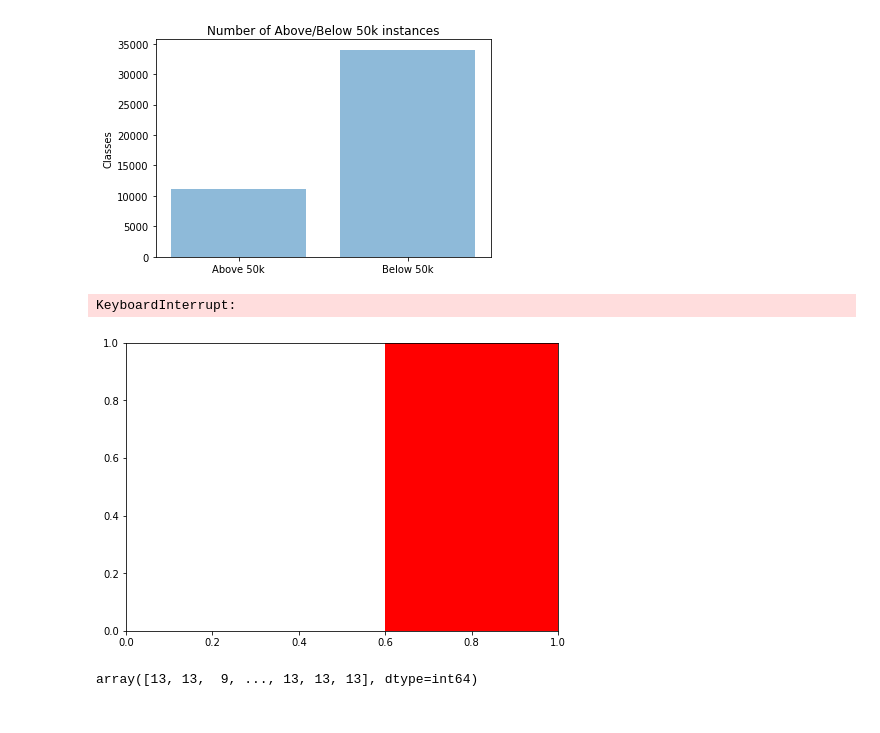
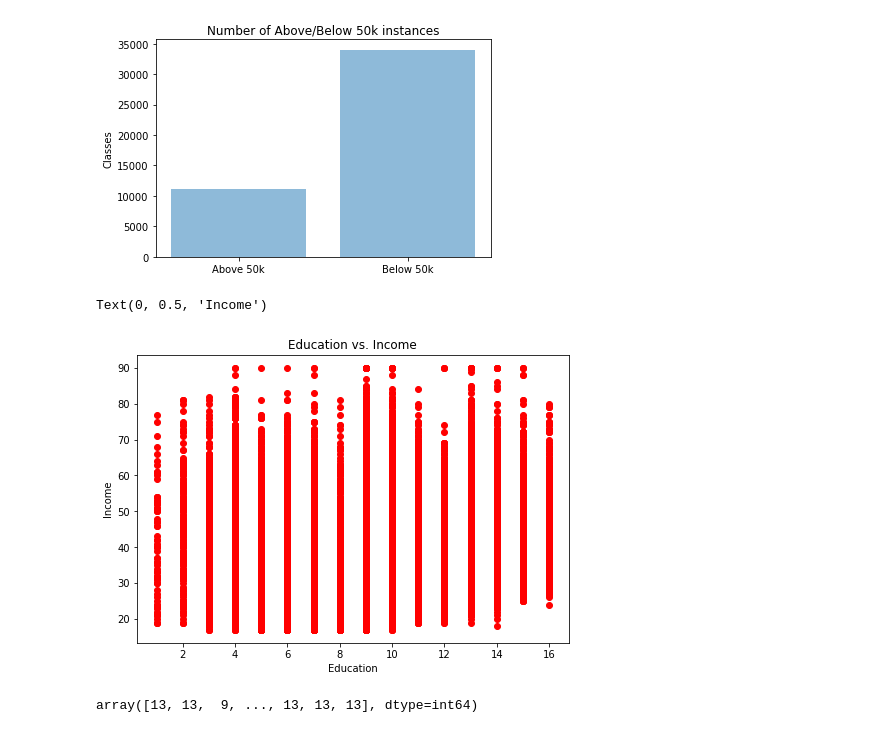
Before and after one commit to MrHarshPatel/comp-551-mini-project-1, a Jupyter notebook: data_preprocessing/adult_data.ipynb, the cells around one changed output. Saved outputs shown, nothing was run; the diff lists cells and outputs as text; code cells hidden in the pictures.

```diff
--- a/data_preprocessing/adult_data.ipynb
+++ b/data_preprocessing/adult_data.ipynb
@@ -127,19 +127,19 @@ plt.show()
 # %%
 education_num = adult_data_export[:, 2] # educationnum
 income = adult_data_export[:, 0] # income
 y_pos = np.arange(len(education_num))
 
 
 fig = plt.figure()
 ax = fig.add_axes([0,0,1,1])
-ax.bar(education_num, income, color='r')
+ax.scatter(education_num, income, color='r')
 # ax.scatter(x3, x4, color='g')
 # ax.scatter(x5, x6, color='b')
 
 ax.set_title('Education vs. Income')
 ax.set_xlabel('Education')
 ax.set_ylabel('Income')
 # %% [output]
-KeyboardInterrupt:
+Text(0, 0.5, 'Income')
-[figure, old version]
+[figure, new version]
 # %%
```
Also changed, not shown: parts of 1 cell of this notebook.
